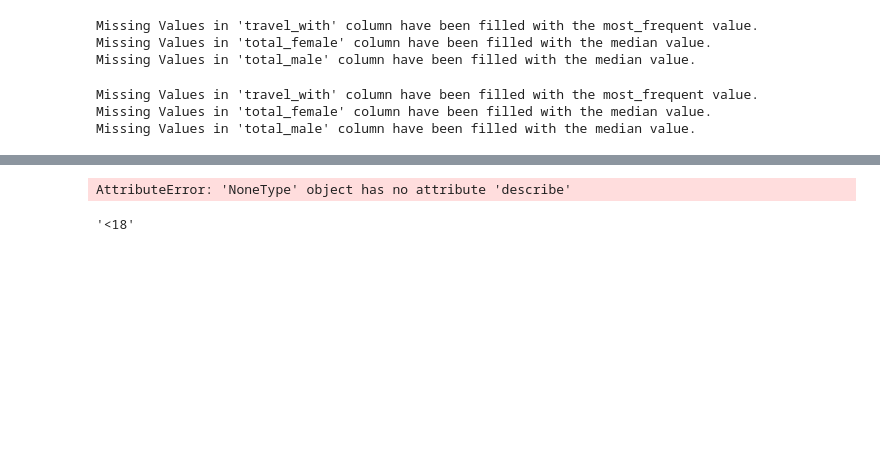
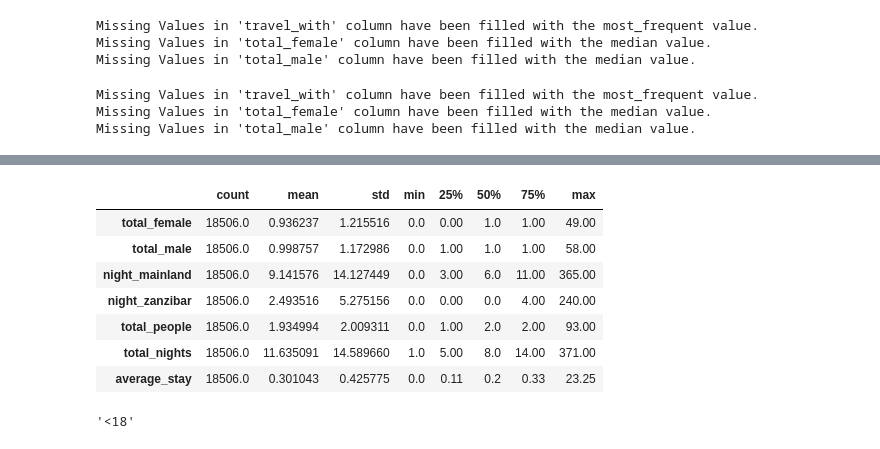
Before and after one commit to Njaramba-Riri/expenditure-prediction, a Jupyter notebook: Models/Feature_Eng.ipynb, the cells around one changed output, grey strips where cells are left out. Cells and saved outputs as stored; diff of their text form; code cells hidden in the pictures; blank space fills up the shorter version.

```diff
--- a/Models/Feature_Eng.ipynb
+++ b/Models/Feature_Eng.ipynb
@@ -362,7 +552,14 @@ AttributeError: 'NoneType' object has no attribute 'select_dtypes'
 # %%
-X.describe().T
+train.describe().T
 # %% [output]
-AttributeError: 'NoneType' object has no attribute 'describe'
+|  | count | mean | std | min | 25% | 50% | 75% | max |
+| total_female | 18506.0 | 0.936237 | 1.215516 | 0.0 | 0.00 | 1.0 | 1.00 | 49.00 |
+| total_male | 18506.0 | 0.998757 | 1.172986 | 0.0 | 1.00 | 1.0 | 1.00 | 58.00 |
+| night_mainland | 18506.0 | 9.141576 | 14.127449 | 0.0 | 3.00 | 6.0 | 11.00 | 365.00 |
+| night_zanzibar | 18506.0 | 2.493516 | 5.275156 | 0.0 | 0.00 | 0.0 | 4.00 | 240.00 |
+| total_people | 18506.0 | 1.934994 | 2.009311 | 0.0 | 1.00 | 2.0 | 2.00 | 93.00 |
+| total_nights | 18506.0 | 11.635091 | 14.589660 | 1.0 | 5.00 | 8.0 | 14.00 | 371.00 |
+| average_stay | 18506.0 | 0.301043 | 0.425775 | 0.0 | 0.11 | 0.2 | 0.33 | 23.25 |
 # %%
 X
 # %%
```
Also changed, not shown: parts of 36 cells of this notebook.
